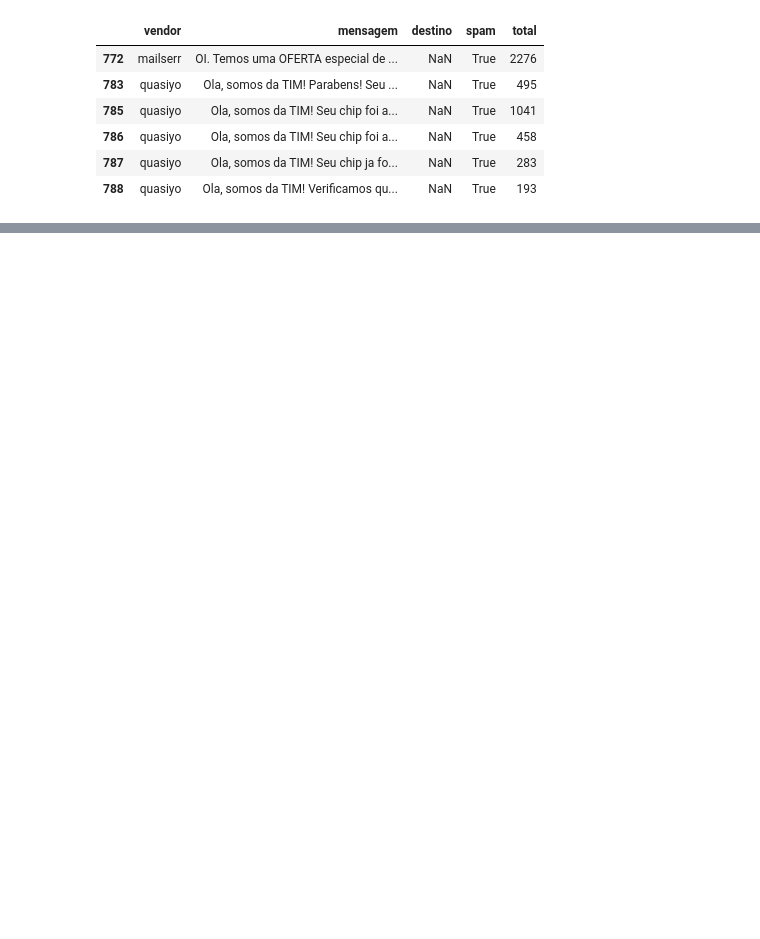
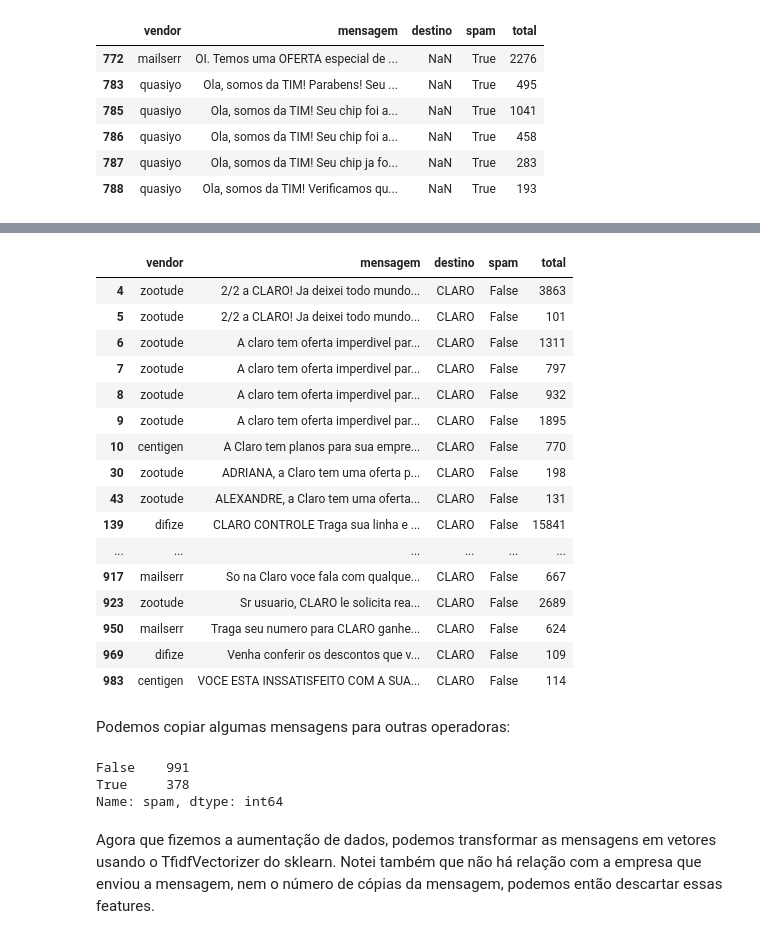
Before and after one commit to AkariUeda/Desafio, a Jupyter notebook: Desafio-Movile.ipynb, the cells around one changed output, grey strips where cells are left out. Drawn from its saved outputs; the diff is of its cells as text; code cells hidden in the pictures; blank space fills up the shorter version.

```diff
--- a/Desafio-Movile.ipynb
+++ b/Desafio-Movile.ipynb
@@ -12,2 +16,3 @@ pd.set_option('display.max_colwidth', -1)
 # %%
 dataset = pd.read_csv('SPAM Data _ Akari - SPAM Data.csv')
+original_dataset = dataset.copy()
@@ -90,0 +78,22 @@ Podemos primeiramente fazer uma regressão, observar os resultados e, se necess
+# %%
+dataset.loc[(original_dataset['destino'] == 'CLARO')]
+# %% [output]
+|  | vendor | mensagem | destino | spam | total |
+| 4 | zootude | 2/2 a CLARO! Ja deixei todo mundo... | CLARO | False | 3863 |
+| 5 | zootude | 2/2 a CLARO! Ja deixei todo mundo... | CLARO | False | 101 |
+| 6 | zootude | A claro tem oferta imperdivel par... | CLARO | False | 1311 |
+| 7 | zootude | A claro tem oferta imperdivel par... | CLARO | False | 797 |
+| 8 | zootude | A claro tem oferta imperdivel par... | CLARO | False | 932 |
+| 9 | zootude | A claro tem oferta imperdivel par... | CLARO | False | 1895 |
+| 10 | centigen | A Claro tem planos para sua empre... | CLARO | False | 770 |
+| 30 | zootude | ADRIANA, a Claro tem uma oferta p... | CLARO | False | 198 |
+| 43 | zootude | ALEXANDRE, a Claro tem uma oferta... | CLARO | False | 131 |
+| 139 | difize | CLARO CONTROLE Traga sua linha e ... | CLARO | False | 15841 |
+| ... | ... | ... | ... | ... | ... |
+| 917 | mailserr | So na Claro voce fala com qualque... | CLARO | False | 667 |
+| 923 | zootude | Sr usuario, CLARO le solicita rea... | CLARO | False | 2689 |
+| 950 | mailserr | Traga seu numero para CLARO ganhe... | CLARO | False | 624 |
+| 969 | difize | Venha conferir os descontos que v... | CLARO | False | 109 |
+| 983 | centigen | VOCE ESTA INSSATISFEITO COM A SUA... | CLARO | False | 114 |
+# %% [markdown]
+Podemos copiar algumas mensagens para outras operadoras:
@@ -91,2 +138,10 @@ Podemos primeiramente fazer uma regressão, observar os resultados e, se necess
+# %%
+dataset['spam'].value_counts()
+# %% [output]
+False    991
+True     378
+Name: spam, dtype: int64
+# %% [markdown]
+Agora que fizemos a aumentação de dados, podemos transformar as mensagens em vetores usando o TfidfVectorizer do sklearn. Notei também que não há relação com a empresa que enviou a mensagem, nem o número de cópias da mensagem, podemos então descartar essas features.
 # %%
 label = dataset['spam']
```
Also changed, not shown: parts of 21 cells of this notebook.
